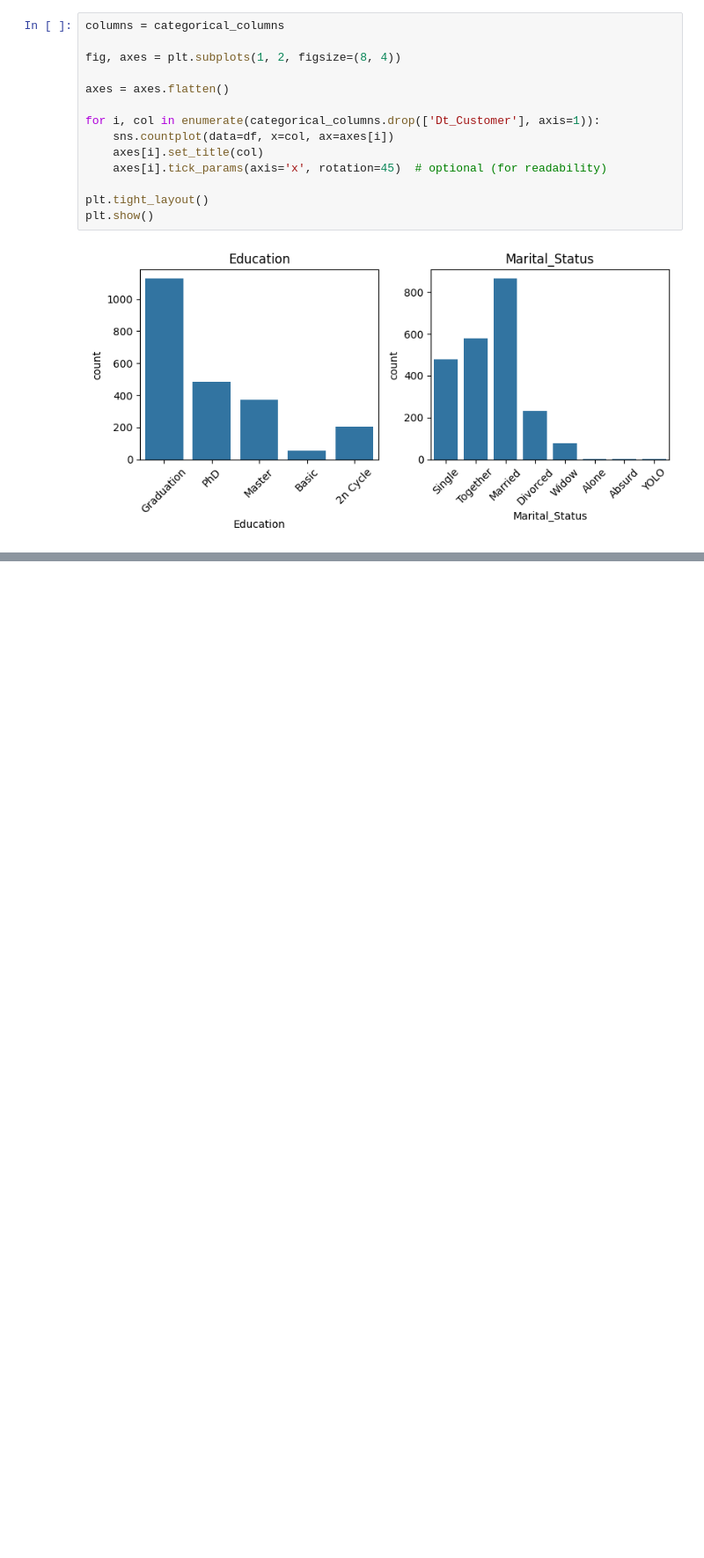
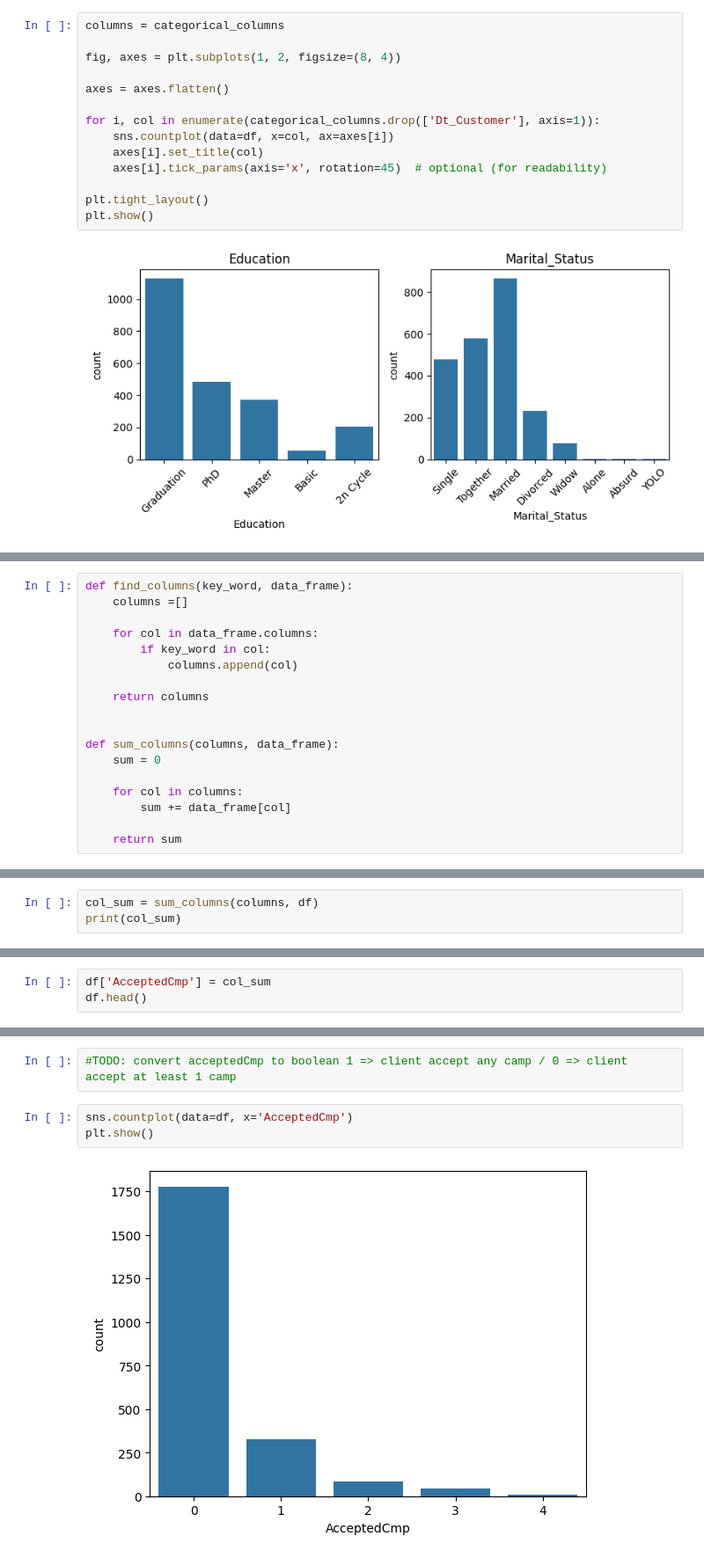
Before and after one commit to Salma-M-H/Customer_Segmentation, a Jupyter notebook: customer_segmentation.ipynb, the cells around one changed output, grey strips where cells are left out. Shown: that part at 88% size. Drawn from its saved outputs; the diff is of its cells as text; blank space fills up the shorter version.

```diff
--- a/customer_segmentation.ipynb
+++ b/customer_segmentation.ipynb
@@ -191,0 +221,18 @@ plt.show()
+# %%
+def find_columns(key_word, data_frame):
+    columns =[]
+
+    for col in data_frame.columns:
+        if key_word in col:
+            columns.append(col)
+
+    return columns
+
+
+def sum_columns(columns, data_frame):
+    sum = 0
+
+    for col in columns:
+        sum += data_frame[col]
+
+    return sum
@@ -191,0 +244,3 @@ plt.show()
+# %%
+col_sum = sum_columns(columns, df)
+print(col_sum)
@@ -191,0 +260,3 @@ plt.show()
+# %%
+df['AcceptedCmp'] = col_sum
+df.head()
@@ -191,0 +271,7 @@ plt.show()
+# %%
+#TODO: convert acceptedCmp to boolean 1 => client accept any camp / 0 => client accept at least 1 camp
+# %%
+sns.countplot(data=df, x='AcceptedCmp')
+plt.show()
+# %% [output]
+[figure, added]
```
Also changed, not shown: parts of 26 cells of this notebook, 1 other file.
